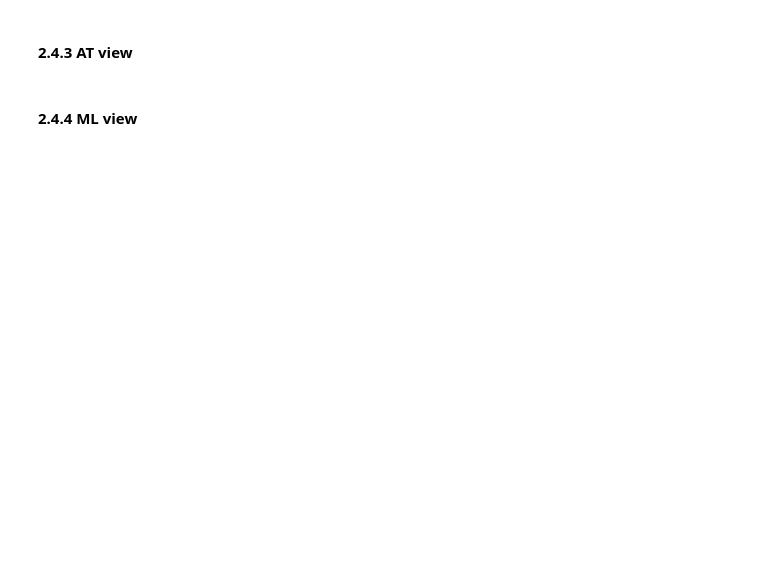
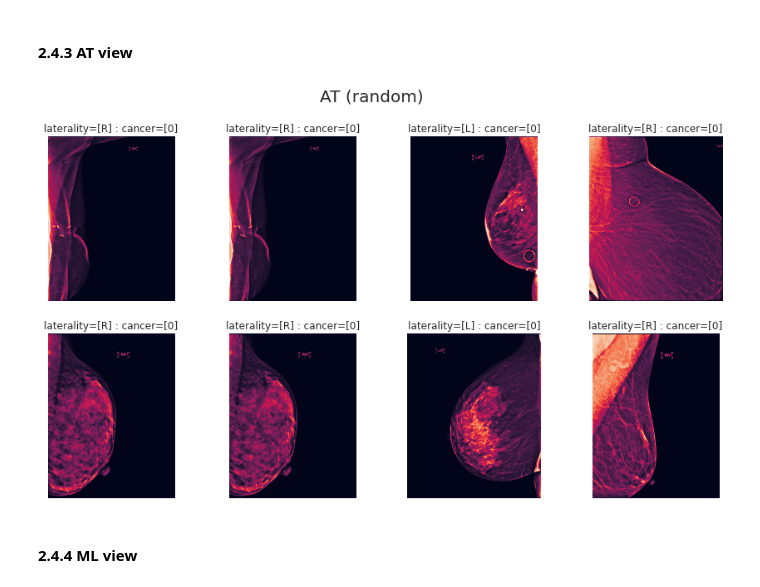
Before and after one commit to sanma-1230/kaggle-competition-rsna, a Jupyter notebook: rsna-eda.ipynb, the cells around one changed output. Saved outputs shown, nothing was run; the diff lists cells and outputs as text; code cells hidden in the pictures; blank space fills up the shorter version.

```diff
--- a/rsna-eda.ipynb
+++ b/rsna-eda.ipynb
@@ -388,4 +418,8 @@ MLOビューとCCビューはどちらも標準ビューとして知られてい
 # %% [markdown]
 #### 2.4.3 AT view
+# %%
+show_view('AT')
+# %% [output]
+[figure, added]
 # %% [markdown]
 #### 2.4.4 ML view
```
Also changed, not shown: parts of 26 cells of this notebook.
